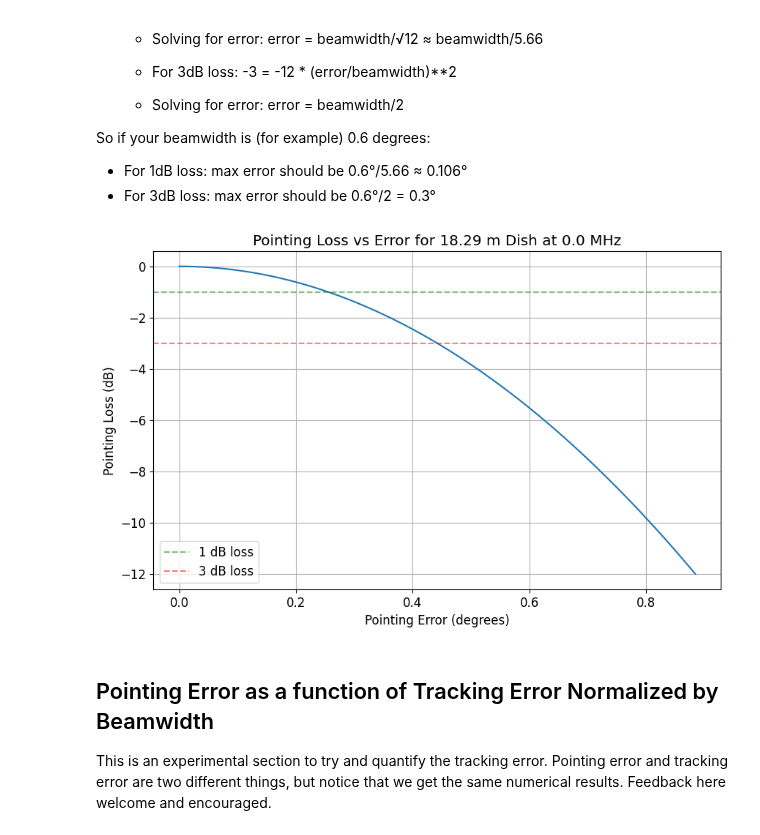
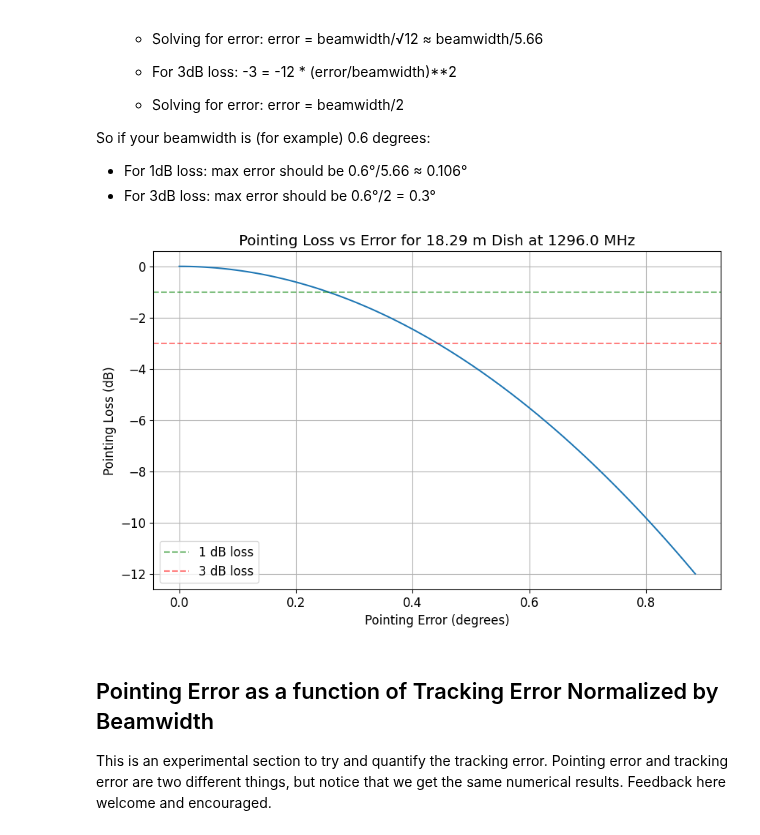
Before and after one commit to OpenResearchInstitute/documents, a Jupyter notebook: Engineering/Link_Budget/Link_Budget_Modeling.ipynb, the cells around one changed output. Drawn from its saved outputs; the diff is of its cells as text; code cells hidden in the pictures.

```diff
--- a/Engineering/Link_Budget/Link_Budget_Modeling.ipynb
+++ b/Engineering/Link_Budget/Link_Budget_Modeling.ipynb
@@ -32,7 +32,7 @@ class LinkParameters: #things that are true for us regardless of the target
     pointing_error_deg: float = 0.01 # Needs to be moved from worksheet to here
     tracking_error_deg: float = 0.01 # Needs to be moved from worksheet to here
     lna_noise_figure_db: float = 0.4
-    receiver_noise_bandwidth: float = 1e3 # 1 MHz is huge so maybe parameterize this to show effect
+    receiver_noise_bandwidth: float = 100e3 #
     c: float = 299792458  # Speed of light in m/s
     k: float = 1.380649e-23  # Boltzmann constant in J/K
     t0: float = 290  # Reference temperature in K
@@ -266,21 +266,21 @@ So if your beamwidth is (for example) 0.6 degrees:
 # %%
 # Plot pointing loss vs error
 errors, losses = analyzer.pointing_loss_vs_error(max_error_deg=beamwidth)
 
 plt.figure(figsize=(10, 6))
 plt.plot(errors, losses)
 plt.grid(True)
 plt.xlabel('Pointing Error (degrees)')
 plt.ylabel('Pointing Loss (dB)')
-plt.title(f'Pointing Loss vs Error for {params.tx_antenna_diameter_m:.2f} m Dish at {analyzer.params.frequency_mhz/1e6:.1f} MHz')
+plt.title(f'Pointing Loss vs Error for {params.tx_antenna_diameter_m:.2f} m Dish at {analyzer.params.frequency_mhz:.1f} MHz')
 
 # Add horizontal lines for common loss thresholds
 plt.axhline(y=-1, color='g', linestyle='--', alpha=0.5, label='1 dB loss')
 plt.axhline(y=-3, color='r', linestyle='--', alpha=0.5, label='3 dB loss')
 plt.legend()
 plt.show()
 # %% [output]
-[figure, old version]
+[figure, new version]
 # %% [markdown]
 ## Pointing Error as a function of Tracking Error Normalized by Beamwidth
 
```
Also changed, not shown: parts of 9 cells of this notebook.
